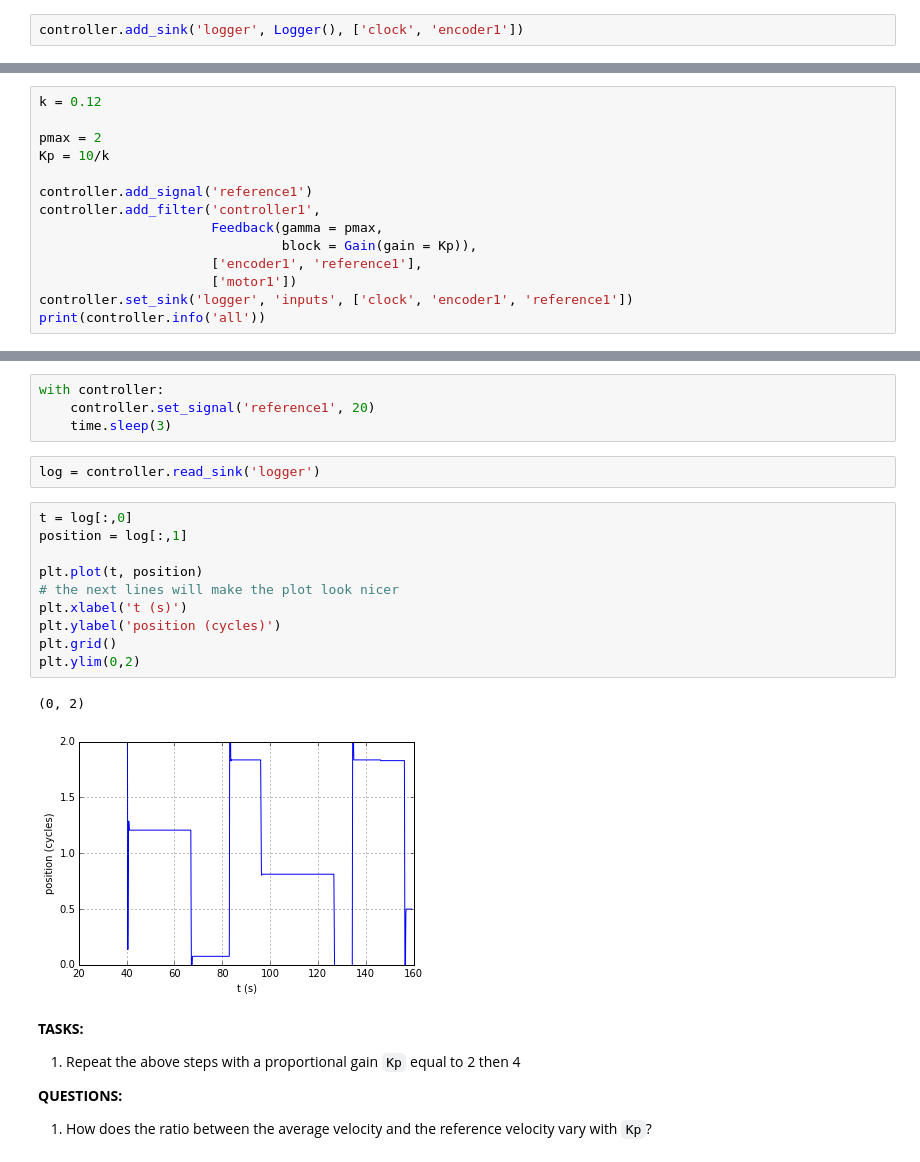
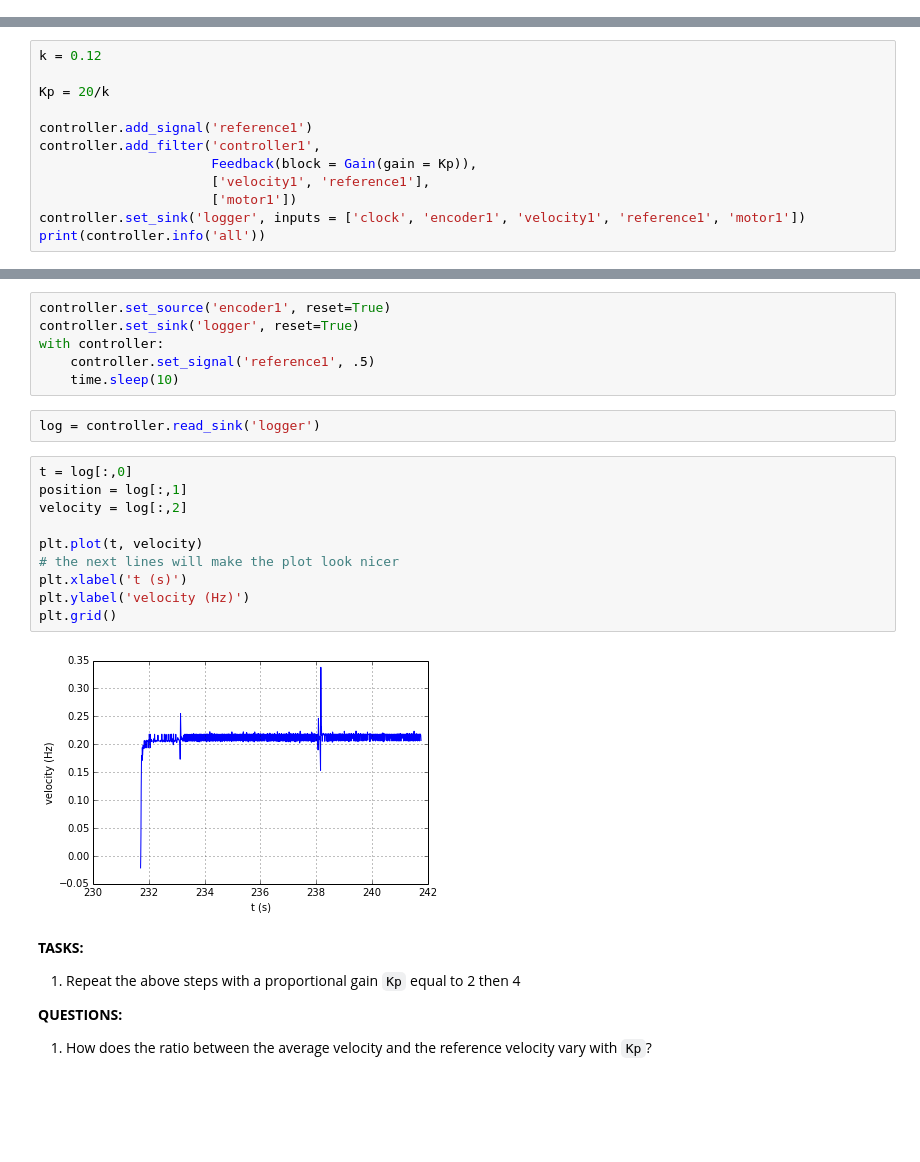
Before and after one commit to mcdeoliveira/pyctrl, a Jupyter notebook: python/notebook/2 First Steps with Control.ipynb, the cells around one changed output, grey strips where cells are left out. Cells and saved outputs as stored; diff of their text form; blank space fills up the shorter version.

```diff
--- a/python/notebook/2 First Steps with Control.ipynb
+++ b/python/notebook/2 First Steps with Control.ipynb
@@ -254,2 +325,0 @@ with controller:
-# %%
-controller.add_sink('logger', Logger(), ['clock', 'encoder1'])
@@ -269,15 +326,13 @@ plt.grid()
 # %%
 k = 0.12
 
-pmax = 2
-Kp = 10/k
+Kp = 20/k
 
 controller.add_signal('reference1')
 controller.add_filter('controller1',
-                      Feedback(gamma = pmax,
-                               block = Gain(gain = Kp)),
-                      ['encoder1', 'reference1'],
+                      Feedback(block = Gain(gain = Kp)),
+                      ['velocity1', 'reference1'],
                       ['motor1'])
-controller.set_sink('logger', 'inputs', ['clock', 'encoder1', 'reference1'])
+controller.set_sink('logger', inputs = ['clock', 'encoder1', 'velocity1', 'reference1', 'motor1'])
 print(controller.info('all'))
 # %% [output]
@@ -301,22 +356,23 @@ print(controller.info('all'))
-# %%
-with controller:
-    controller.set_signal('reference1', 20)
-    time.sleep(3)
+# %%
+controller.set_source('encoder1', reset=True)
+controller.set_sink('logger', reset=True)
+with controller:
+    controller.set_signal('reference1', .5)
+    time.sleep(10)
 # %%
 log = controller.read_sink('logger')
 # %%
 t = log[:,0]
 position = log[:,1]
+velocity = log[:,2]
 
-plt.plot(t, position)
+plt.plot(t, velocity)
 # the next lines will make the plot look nicer
 plt.xlabel('t (s)')
-plt.ylabel('position (cycles)')
+plt.ylabel('velocity (Hz)')
 plt.grid()
-plt.ylim(0,2)
 # %% [output]
-(0, 2)
-[figure, old version]
+[figure, new version]
 # %% [markdown]
 **TASKS:**
 1. Repeat the above steps with a proportional gain `Kp` equal to 2 then 4
```
Also changed, not shown: parts of 35 cells of this notebook, 1 other file.
